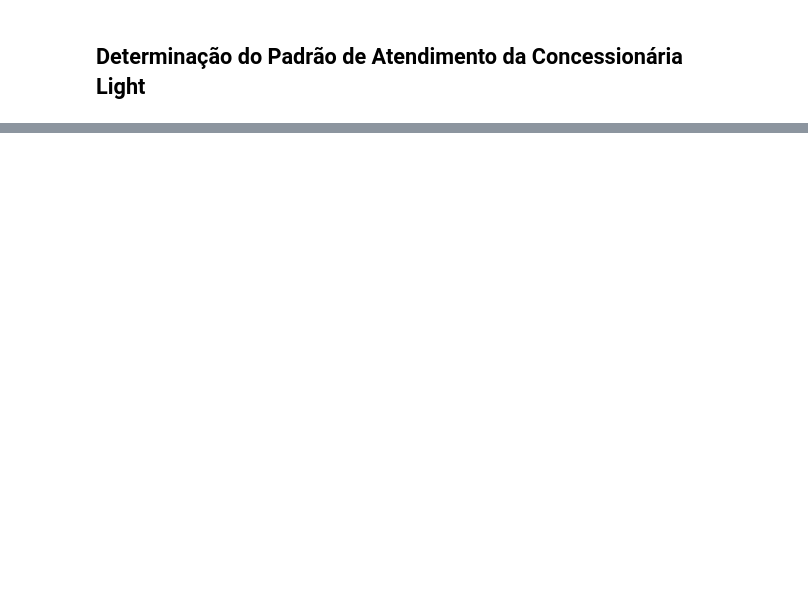
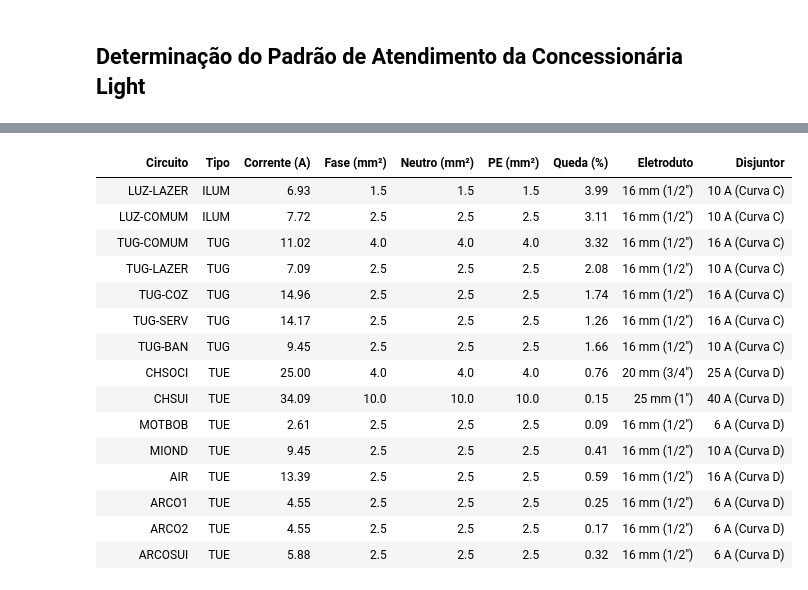
Before and after one commit to emotta3/Instalacoes, a Jupyter notebook: Trabalho/Trabalho_Inst.ipynb, the cells around one changed output, grey strips where cells are left out. Saved outputs shown, nothing was run; the diff lists cells and outputs as text; code cells hidden in the pictures; blank space fills up the shorter version.

```diff
--- a/Trabalho/Trabalho_Inst.ipynb
+++ b/Trabalho/Trabalho_Inst.ipynb
@@ -564,7 +853,7 @@ media = 1.25
 alta = 2.125
 
 # Criando cargas Quarto 1 (160 VA total)
-carga_q1_ac = Carga("Ar Condicionado (TUE)", P_ar_quartos, x=2.5, y=10.0, z=2.5, fp=0.825, categoria="c")
+carga_q1_ac = Carga("Ar Condicionado (TUE)", P_ar_quartos, x=2.5, y=10.0, z=2.5, fp=0.85, categoria="c")
 carga_q1_l1 = Carga("Luz Teto 1", 80, x=1.5, y=7.5, z=2.7, categoria="a")
 carga_q1_l2 = Carga("Luz Teto 2", 80, x=1.5, y=9.0, z=2.7, categoria="a")
 carga_q1_t1 = Carga("TUG 1", 100, x=2.0, y=10.0, z=baixa, categoria="a")
@@ -572,7 +861,7 @@ carga_q1_t2 = Carga("TUG 2", 100, x=0.5, y=6.5, z=baixa, categoria="a")
 carga_q1_t3 = Carga("TUG 3", 100, x=2.0, y=6.5, z=baixa, categoria="a")
 
 # Criando cargas Quarto 2 (160 VA total)
-carga_q2_ac = Carga("Ar Condicionado (TUE)", P_ar_quartos, x=5.5, y=10.0, z=2.5, fp=0.825, categoria="c")
+carga_q2_ac = Carga("Ar Condicionado (TUE)", P_ar_quartos, x=5.5, y=10.0, z=2.5, fp=0.85, categoria="c")
 carga_q2_l1 = Carga("Luz Teto 1", 80, x=4.5, y=7.5, z=2.7, categoria="a")
 carga_q2_l2 = Carga("Luz Teto 2", 80, x=4.5, y=9.0, z=2.7, categoria="a")
 carga_q2_t1 = Carga("TUG 1", 100, x=5.0, y=10.0, z=baixa, categoria="a")
@@ -580,7 +869,7 @@ carga_q2_t2 = Carga("TUG 2", 100, x=3.5, y=6.5, z=baixa, categoria="a")
 carga_q2_t3 = Carga("TUG 3", 100, x=5.0, y=6.5, z=baixa, categoria="a")
 
 # Criando cargas Quarto Suíte (220 VA total e 3 TUGs normativas)
-carga_sui_ac = Carga("Ar Condicionado (TUE)", P_ar_suite, x=8.5, y=10.0, z=2.5, fp=0.825, categoria="c")
+carga_sui_ac = Carga("Ar Condicionado (TUE)", P_ar_suite, x=8.5, y=10.0, z=2.5, fp=0.85, categoria="c")
 carga_sui_l1 = Carga("Luz Teto 1", 110, x=8.0, y=7.5, z=2.7, categoria="a")
 carga_sui_l2 = Carga("Luz Teto 2", 110, x=8.0, y=9.0, z=2.7, categoria="a")
 carga_sui_t1 = Carga("TUG 1", 100, x=6.0, y=8.0, z=baixa, categoria="a")
@@ -606,10 +895,11 @@ carga_corr_t3 = Carga("TUG 3", 100, x=5.0, y=6.5, z=baixa, categoria="a")
 carga_corr_t4 = Carga("TUG 4", 100, x=6.0, y=5.5, z=baixa, categoria="a")
 
 # Criando cargas Sala (340 VA total subdividido em 4)
-carga_sala_l1 = Carga("Luz Teto 1", 85, x=1.0, y=1.5, z=2.7, categoria="a")
-carga_sala_l2 = Carga("Luz Teto 2", 85, x=1.0, y=4.0, z=2.7, categoria="a")
-carga_sala_l3 = Carga("Luz Teto 3", 85, x=3.0, y=1.5, z=2.7, categoria="a")
-carga_sala_l4 = Carga("Luz Teto 4", 85, x=3.0, y=4.0, z=2.7, categoria="a")
+carga_sala_l1 = Carga("Luz Teto 1", 65, x=1.0, y=1.5, z=2.7, categoria="a")
+carga_sala_l2 = Carga("Luz Teto 2", 65, x=1.0, y=4.0, z=2.7, categoria="a")
+carga_sala_l3 = Carga("Luz Teto 3", 65, x=3.0, y=1.5, z=2.7, categoria="a")
+carga_sala_l4 = Carga("Luz Teto 4", 65, x=3.0, y=4.0, z=2.7, categoria="a")
+carga_sala_l5 = Carga("Luz Teto 5", 80, x=2.0, y=1.5, z=2.7 - h_pendural_sala, categoria="a")
 carga_sala_t1 = Carga("TUG 1", 100, x=0.0, y=2.75, z=baixa, categoria="a")
 carga_sala_t2 = Carga("TUG 2", 100, x=2.8, y=5.5 , z=baixa, categoria="a")
 carga_sala_t3 = Carga("TUG 3", 100, x=4.0, y=2.75, z=baixa, categoria="a")
@@ -691,6 +981,7 @@ projeto_eletrico.adicionar_carga(carga_sala_l1)
 projeto_eletrico.adicionar_carga(carga_sala_l2)
 projeto_eletrico.adicionar_carga(carga_sala_l3)
 projeto_eletrico.adicionar_carga(carga_sala_l4)
+projeto_eletrico.adicionar_carga(carga_sala_l5)
 projeto_eletrico.adicionar_carga(carga_sala_t1)
 projeto_eletrico.adicionar_carga(carga_sala_t2)
 projeto_eletrico.adicionar_carga(carga_sala_t3)
@@ -733,7 +1024,7 @@ todas_cargas = [
     carga_bs_l1, carga_bs_t1, carga_bs_ch,
     carga_bsui_l1, carga_bsui_t1, carga_bsui_ch,
     carga_corr_l1, carga_corr_l2, carga_corr_t1, carga_corr_t2, carga_corr_t3, carga_corr_t4,
-    carga_sala_l1, carga_sala_l2, carga_sala_l3, carga_sala_l4, carga_sala_t1, carga_sala_t2, carga_sala_t3, carga_sala_t4,
+    carga_sala_l1, carga_sala_l2, carga_sala_l3, carga_sala_l4, carga_sala_l5, carga_sala_t1, carga_sala_t2, carga_sala_t3, carga_sala_t4,
     carga_coz_l1, carga_coz_l2, carga_coz_t1, carga_coz_t2, carga_coz_t3, carga_coz_t4, carga_forno, carga_air,
     carga_gara_l1, carga_gara_l2, carga_gara_t1, carga_gara_t2, carga_gara_t3, carga_gara_t4, carga_motobomba,
     carga_serv_l1, carga_serv_t1, carga_serv_t2, carga_serv_t3,
@@ -1359,0 +2019,50 @@ display(df_resumo_circuitos)
+# %%
+X_QDC, Y_QDC, Z_QDC = 5.5, 4.5, 1.4
+dados_dimensionamento_final = []
+
+for circuito in circuitos_projeto:
+
+    eh_trifasico = (circuito.tensao > 127)
+    num_fases = 2 if eh_trifasico else 1
+
+    res_amp = circuito.calcular_secao_dimensionada(temp_ambiente=30, agrupamento=2)
+    secao_pela_ampacidade = res_amp["secao_final"]
+    corrente_corrigida_iz = res_amp["corrente_corrigida"]
+
+    res_queda = circuito.calcular_secao_queda_tensao_otimizada(
+        secao_ampacidade=secao_pela_ampacidade,
+        x_qdc=X_QDC, y_qdc=Y_QDC, z_qdc=Z_QDC,
+        delta_v_adm_pct=4.0
+    )
+    secao_fase_adotada = res_queda["secao_comercial_final"]
+
+    secao_neutro = circuito.calcular_secao_neutro(secao_fase=secao_fase_adotada, circuito_trifasico=eh_trifasico)
+    secao_pe = circuito.calcular_secao_pe(secao_fase=secao_fase_adotada)
+
+    res_eletroduto = circuito.calcular_eletroduto(
+        secao_fase=secao_fase_adotada,
+        secao_neutro=secao_neutro,
+        secao_pe=secao_pe,
+        num_fases=num_fases
+    )
+
+    res_disjuntor = circuito.especificar_disjuntor(corrente_corrigida_iz=corrente_corrigida_iz)
+
+    dados_dimensionamento_final.append({
+        "Circuito": circuito.nome,
+        "Tipo": circuito.tipo,
+        "Corrente (A)": res_queda["corrente_projeto_a"],
+        "Fase (mm²)": secao_fase_adotada,
+        "Neutro (mm²)": secao_neutro,
+        "PE (mm²)": secao_pe,
+        "Queda (%)": res_queda["queda_tensao_real_pct"],
+        "Eletroduto": res_eletroduto["eletroduto"],
+        "Disjuntor": f"{res_disjuntor['disjuntor_in']} A ({res_disjuntor['curva']})"
+    })
+
+df_projeto_executivo = pd.DataFrame(dados_dimensionamento_final)
+df_projeto_executivo.index = [''] * len(df_projeto_executivo)
+
+print("--- QUADRO GERAL DE CARGAS E PROTEÇÕES (NBR 5410) ---")
+display(df_projeto_executivo)
+# %% [output]
@@ -1359,0 +2070,16 @@ display(df_resumo_circuitos)
+|  | Circuito | Tipo | Corrente (A) | Fase (mm²) | Neutro (mm²) | PE (mm²) | Queda (%) | Eletroduto | Disjuntor |
+|  | LUZ-LAZER | ILUM | 6.93 | 1.5 | 1.5 | 1.5 | 3.99 | 16 mm (1/2") | 10 A (Curva C) |
+|  | LUZ-COMUM | ILUM | 7.72 | 2.5 | 2.5 | 2.5 | 3.11 | 16 mm (1/2") | 10 A (Curva C) |
+|  | TUG-COMUM | TUG | 11.02 | 4.0 | 4.0 | 4.0 | 3.32 | 16 mm (1/2") | 16 A (Curva C) |
+|  | TUG-LAZER | TUG | 7.09 | 2.5 | 2.5 | 2.5 | 2.08 | 16 mm (1/2") | 10 A (Curva C) |
+|  | TUG-COZ | TUG | 14.96 | 2.5 | 2.5 | 2.5 | 1.74 | 16 mm (1/2") | 16 A (Curva C) |
+|  | TUG-SERV | TUG | 14.17 | 2.5 | 2.5 | 2.5 | 1.26 | 16 mm (1/2") | 16 A (Curva C) |
+|  | TUG-BAN | TUG | 9.45 | 2.5 | 2.5 | 2.5 | 1.66 | 16 mm (1/2") | 10 A (Curva C) |
+|  | CHSOCI | TUE | 25.00 | 4.0 | 4.0 | 4.0 | 0.76 | 20 mm (3/4") | 25 A (Curva D) |
+|  | CHSUI | TUE | 34.09 | 10.0 | 10.0 | 10.0 | 0.15 | 25 mm (1") | 40 A (Curva D) |
+|  | MOTBOB | TUE | 2.61 | 2.5 | 2.5 | 2.5 | 0.09 | 16 mm (1/2") | 6 A (Curva D) |
+|  | MIOND | TUE | 9.45 | 2.5 | 2.5 | 2.5 | 0.41 | 16 mm (1/2") | 10 A (Curva D) |
+|  | AIR | TUE | 13.39 | 2.5 | 2.5 | 2.5 | 0.59 | 16 mm (1/2") | 16 A (Curva D) |
+|  | ARCO1 | TUE | 4.55 | 2.5 | 2.5 | 2.5 | 0.25 | 16 mm (1/2") | 6 A (Curva D) |
+|  | ARCO2 | TUE | 4.55 | 2.5 | 2.5 | 2.5 | 0.17 | 16 mm (1/2") | 6 A (Curva D) |
+|  | ARCOSUI | TUE | 5.88 | 2.5 | 2.5 | 2.5 | 0.32 | 16 mm (1/2") | 6 A (Curva D) |
```
Also changed, not shown: parts of 24 cells of this notebook.
